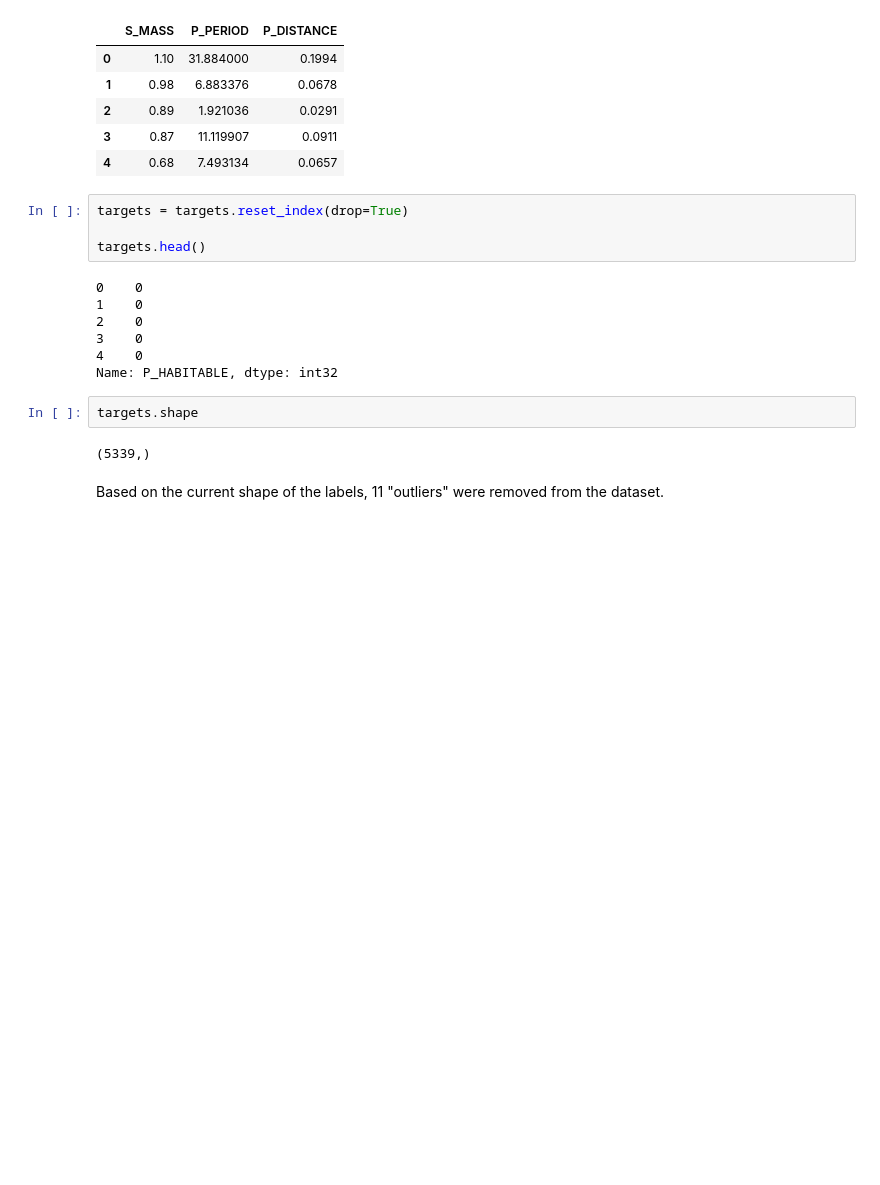
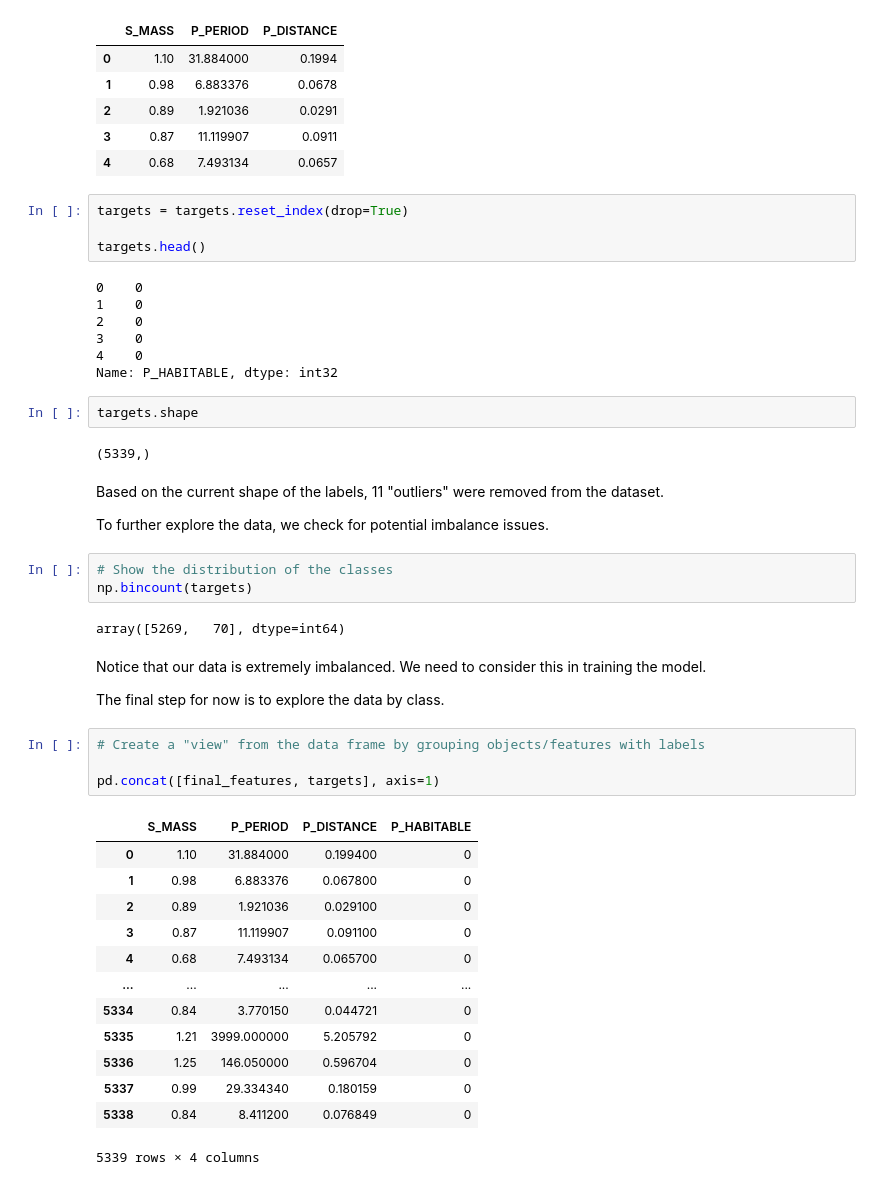
Before and after one commit to mrdchua/Supervised-Classification, a Jupyter notebook: Exoplanets/exoplanets_interfacing.ipynb, the cells around one changed output. Cells and saved outputs as stored; diff of their text form; blank space fills up the shorter version.

```diff
--- a/Exoplanets/exoplanets_interfacing.ipynb
+++ b/Exoplanets/exoplanets_interfacing.ipynb
@@ -270,3 +273,32 @@ targets.shape
 (5339,)
 # %% [markdown]
 Based on the current shape of the labels, 11 "outliers" were removed from the dataset.
+
+To further explore the data, we check for potential imbalance issues.
+# %%
+# Show the distribution of the classes
+np.bincount(targets)
+# %% [output]
+array([5269,   70], dtype=int64)
+# %% [markdown]
+Notice that our data is extremely imbalanced. We need to consider this in training the model.
+
+The final step for now is to explore the data by class.
+# %%
+# Create a "view" from the data frame by grouping objects/features with labels
+
+pd.concat([final_features, targets], axis=1)
+# %% [output]
+|  | S_MASS | P_PERIOD | P_DISTANCE | P_HABITABLE |
+| 0 | 1.10 | 31.884000 | 0.199400 | 0 |
+| 1 | 0.98 | 6.883376 | 0.067800 | 0 |
+| 2 | 0.89 | 1.921036 | 0.029100 | 0 |
+| 3 | 0.87 | 11.119907 | 0.091100 | 0 |
+| 4 | 0.68 | 7.493134 | 0.065700 | 0 |
+| ... | ... | ... | ... | ... |
+| 5334 | 0.84 | 3.770150 | 0.044721 | 0 |
+| 5335 | 1.21 | 3999.000000 | 5.205792 | 0 |
+| 5336 | 1.25 | 146.050000 | 0.596704 | 0 |
+| 5337 | 0.99 | 29.334340 | 0.180159 | 0 |
+| 5338 | 0.84 | 8.411200 | 0.076849 | 0 |
+5339 rows × 4 columns
```
Also changed, not shown: parts of 5 cells of this notebook.
